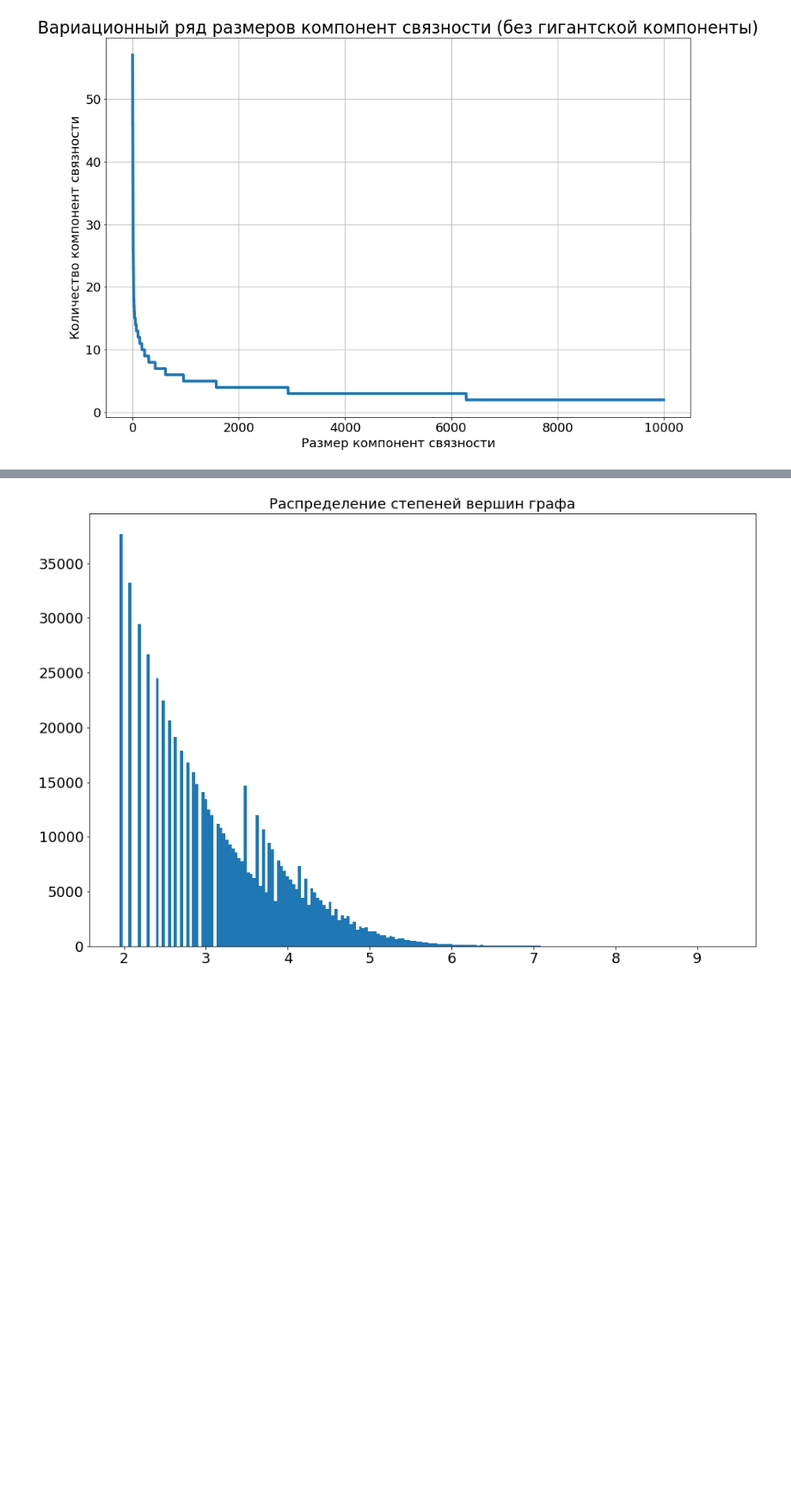
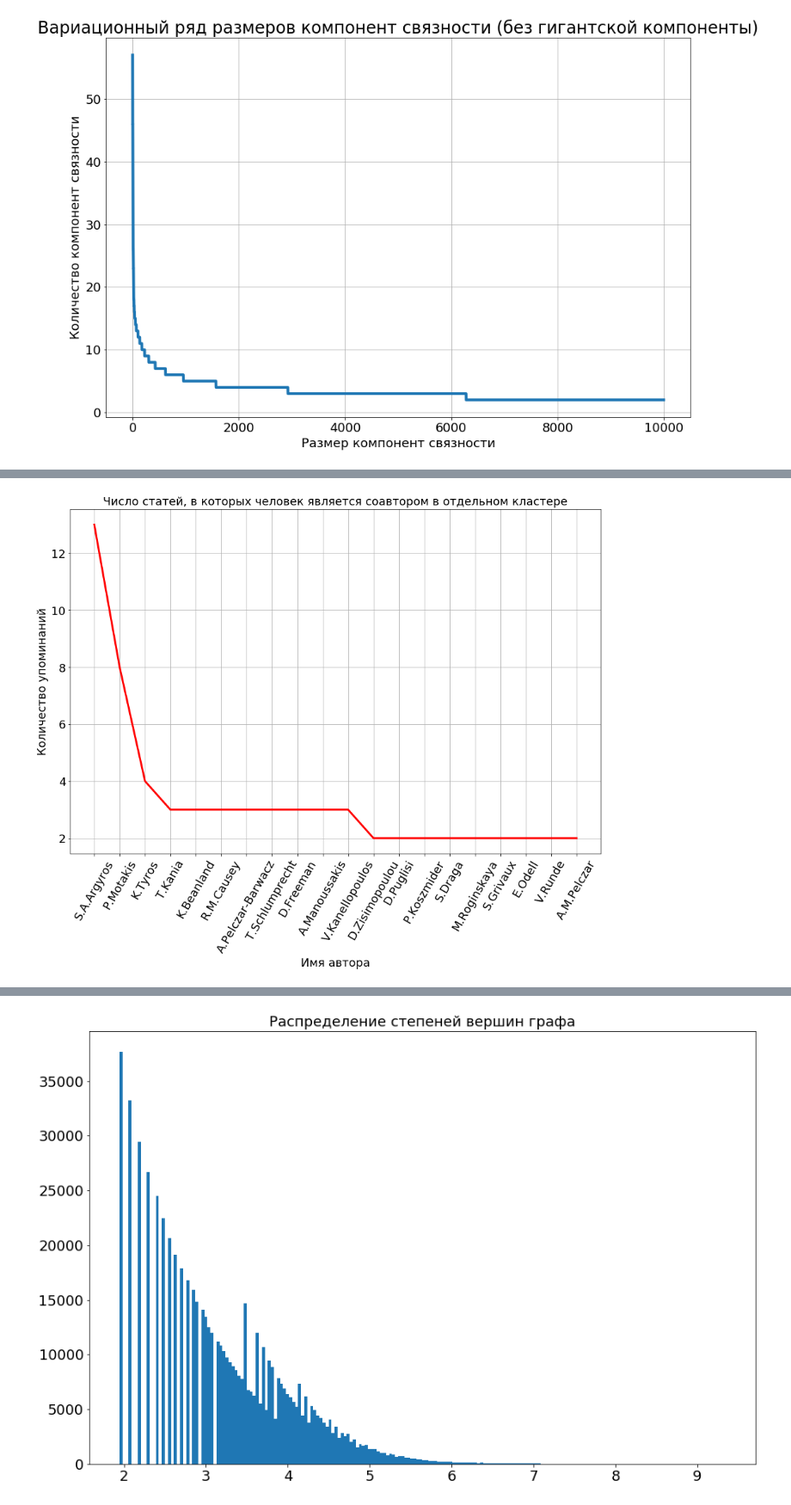
Before and after one commit to Hedgehogues/MSU_PZAD, a Jupyter notebook: HW-graph/Untitled.ipynb, the cells around one changed output, grey strips where cells are left out. Shown at 86% size. Saved outputs shown, nothing was run; the diff lists cells and outputs as text; code cells hidden in the pictures; blank space fills up the shorter version.

```diff
--- a/HW-graph/Untitled.ipynb
+++ b/HW-graph/Untitled.ipynb
@@ -314,0 +269,5 @@ custom_plot(
+# %%
+plt.figure(figsize=(15,10))
+plot_clusters(2)
+# %% [output]
+[figure, added]
```
Also changed, not shown: parts of 74 cells of this notebook.
